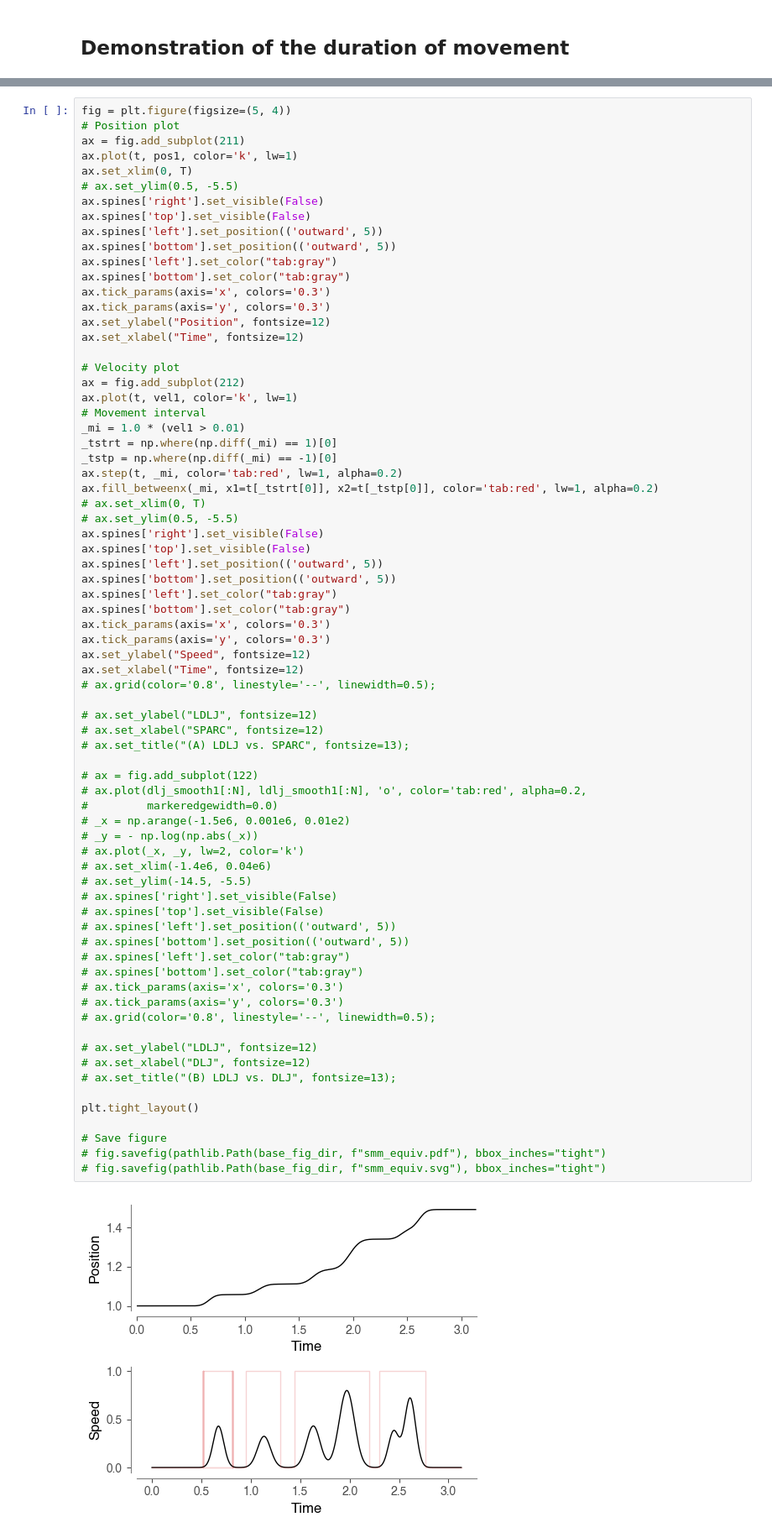
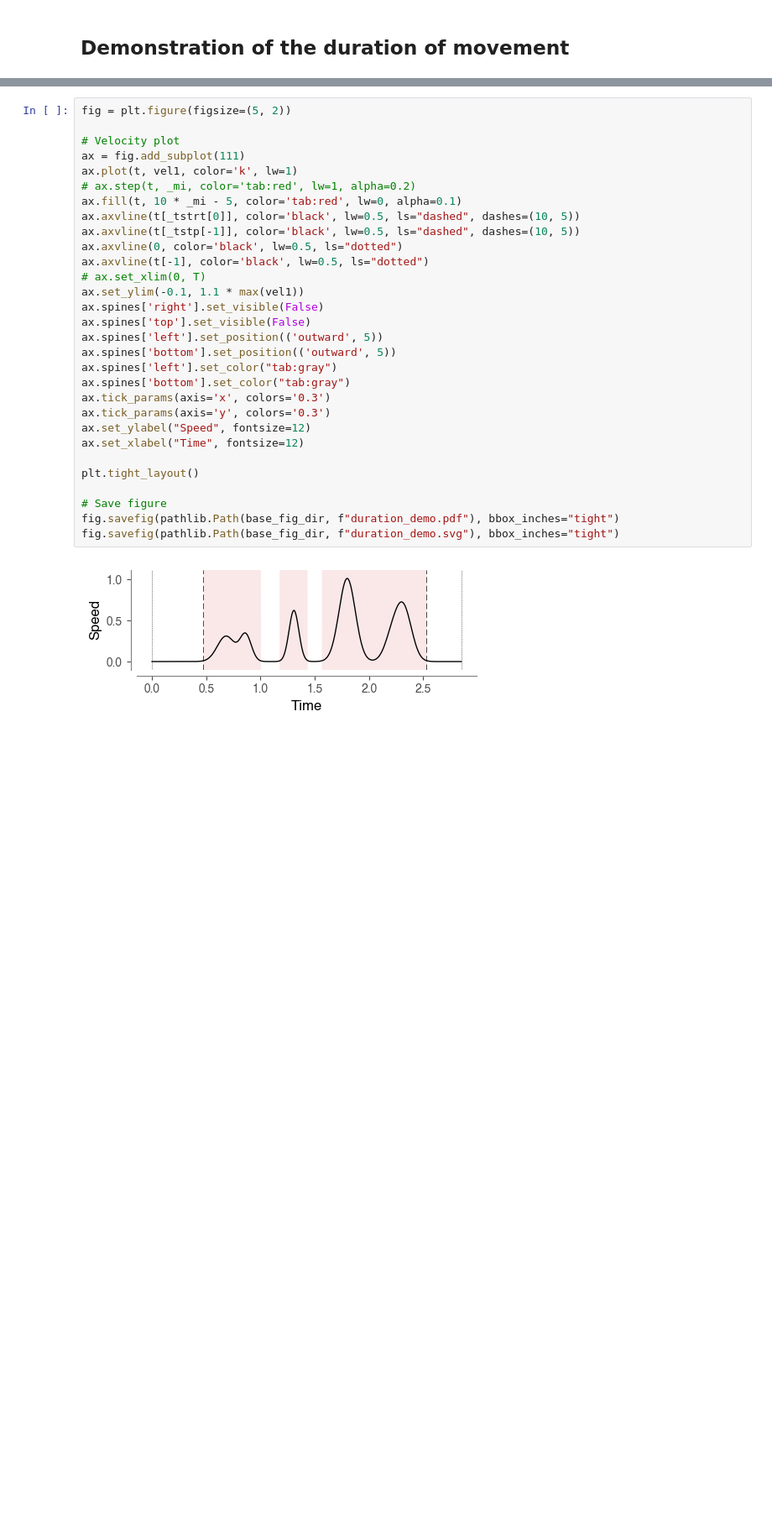
Before and after one commit to siva82kb/kinometrics, a Jupyter notebook: analysis/movement_distance.ipynb, the cells around one changed output, grey strips where cells are left out. Shown at 84% size. Drawn from its saved outputs; the diff is of its cells as text; blank space fills up the shorter version.

```diff
--- a/analysis/movement_distance.ipynb
+++ b/analysis/movement_distance.ipynb
@@ -34,74 +43,32 @@ pos1 = 1.0 + np.cumsum(vel1) * dt
 # %%
-fig = plt.figure(figsize=(5, 4))
-# Position plot
-ax = fig.add_subplot(211)
-ax.plot(t, pos1, color='k', lw=1)
-ax.set_xlim(0, T)
-# ax.set_ylim(0.5, -5.5)
-ax.spines['right'].set_visible(False)
-ax.spines['top'].set_visible(False)
-ax.spines['left'].set_position(('outward', 5))
-ax.spines['bottom'].set_position(('outward', 5))
-ax.spines['left'].set_color("tab:gray")
-ax.spines['bottom'].set_color("tab:gray")
-ax.tick_params(axis='x', colors='0.3')
-ax.tick_params(axis='y', colors='0.3')
-ax.set_ylabel("Position", fontsize=12)
-ax.set_xlabel("Time", fontsize=12)
+fig = plt.figure(figsize=(5, 2))
 
 # Velocity plot
-ax = fig.add_subplot(212)
+ax = fig.add_subplot(111)
 ax.plot(t, vel1, color='k', lw=1)
-# Movement interval
-_mi = 1.0 * (vel1 > 0.01)
-_tstrt = np.where(np.diff(_mi) == 1)[0]
-_tstp = np.where(np.diff(_mi) == -1)[0]
-ax.step(t, _mi, color='tab:red', lw=1, alpha=0.2)
-ax.fill_betweenx(_mi, x1=t[_tstrt[0]], x2=t[_tstp[0]], color='tab:red', lw=1, alpha=0.2)
+# ax.step(t, _mi, color='tab:red', lw=1, alpha=0.2)
+ax.fill(t, 10 * _mi - 5, color='tab:red', lw=0, alpha=0.1)
+ax.axvline(t[_tstrt[0]], color='black', lw=0.5, ls="dashed", dashes=(10, 5))
+ax.axvline(t[_tstp[-1]], color='black', lw=0.5, ls="dashed", dashes=(10, 5))
+ax.axvline(0, color='black', lw=0.5, ls="dotted")
+ax.axvline(t[-1], color='black', lw=0.5, ls="dotted")
 # ax.set_xlim(0, T)
-# ax.set_ylim(0.5, -5.5)
+ax.set_ylim(-0.1, 1.1 * max(vel1))
 ax.spines['right'].set_visible(False)
 ax.spines['top'].set_visible(False)
 ax.spines['left'].set_position(('outward', 5))
 ax.spines['bottom'].set_position(('outward', 5))
 ax.spines['left'].set_color("tab:gray")
 ax.spines['bottom'].set_color("tab:gray")
 ax.tick_params(axis='x', colors='0.3')
 ax.tick_params(axis='y', colors='0.3')
 ax.set_ylabel("Speed", fontsize=12)
 ax.set_xlabel("Time", fontsize=12)
-# ax.grid(color='0.8', linestyle='--', linewidth=0.5);
-
-# ax.set_ylabel("LDLJ", fontsize=12)
-# ax.set_xlabel("SPARC", fontsize=12)
-# ax.set_title("(A) LDLJ vs. SPARC", fontsize=13);
-
-# ax = fig.add_subplot(122)
-# ax.plot(dlj_smooth1[:N], ldlj_smooth1[:N], 'o', color='tab:red', alpha=0.2,
-#         markeredgewidth=0.0)
-# _x = np.arange(-1.5e6, 0.001e6, 0.01e2)
-# _y = - np.log(np.abs(_x))
-# ax.plot(_x, _y, lw=2, color='k')
-# ax.set_xlim(-1.4e6, 0.04e6)
-# ax.set_ylim(-14.5, -5.5)
-# ax.spines['right'].set_visible(False)
-# ax.spines['top'].set_visible(False)
-# ax.spines['left'].set_position(('outward', 5))
-# ax.spines['bottom'].set_position(('outward', 5))
-# ax.spines['left'].set_color("tab:gray")
-# ax.spines['bottom'].set_color("tab:gray")
-# ax.tick_params(axis='x', colors='0.3')
-# ax.tick_params(axis='y', colors='0.3')
-# ax.grid(color='0.8', linestyle='--', linewidth=0.5);
-
-# ax.set_ylabel("LDLJ", fontsize=12)
-# ax.set_xlabel("DLJ", fontsize=12)
-# ax.set_title("(B) LDLJ vs. DLJ", fontsize=13);
 
 plt.tight_layout()
 
 # Save figure
-# fig.savefig(pathlib.Path(base_fig_dir, f"smm_equiv.pdf"), bbox_inches="tight")
-# fig.savefig(pathlib.Path(base_fig_dir, f"smm_equiv.svg"), bbox_inches="tight")
+fig.savefig(pathlib.Path(base_fig_dir, f"duration_demo.pdf"), bbox_inches="tight")
+fig.savefig(pathlib.Path(base_fig_dir, f"duration_demo.svg"), bbox_inches="tight")
 # %% [output]
-[figure, old version]
+[figure, new version]
```
Also changed, not shown: parts of 11 cells of this notebook, 7 other files.
